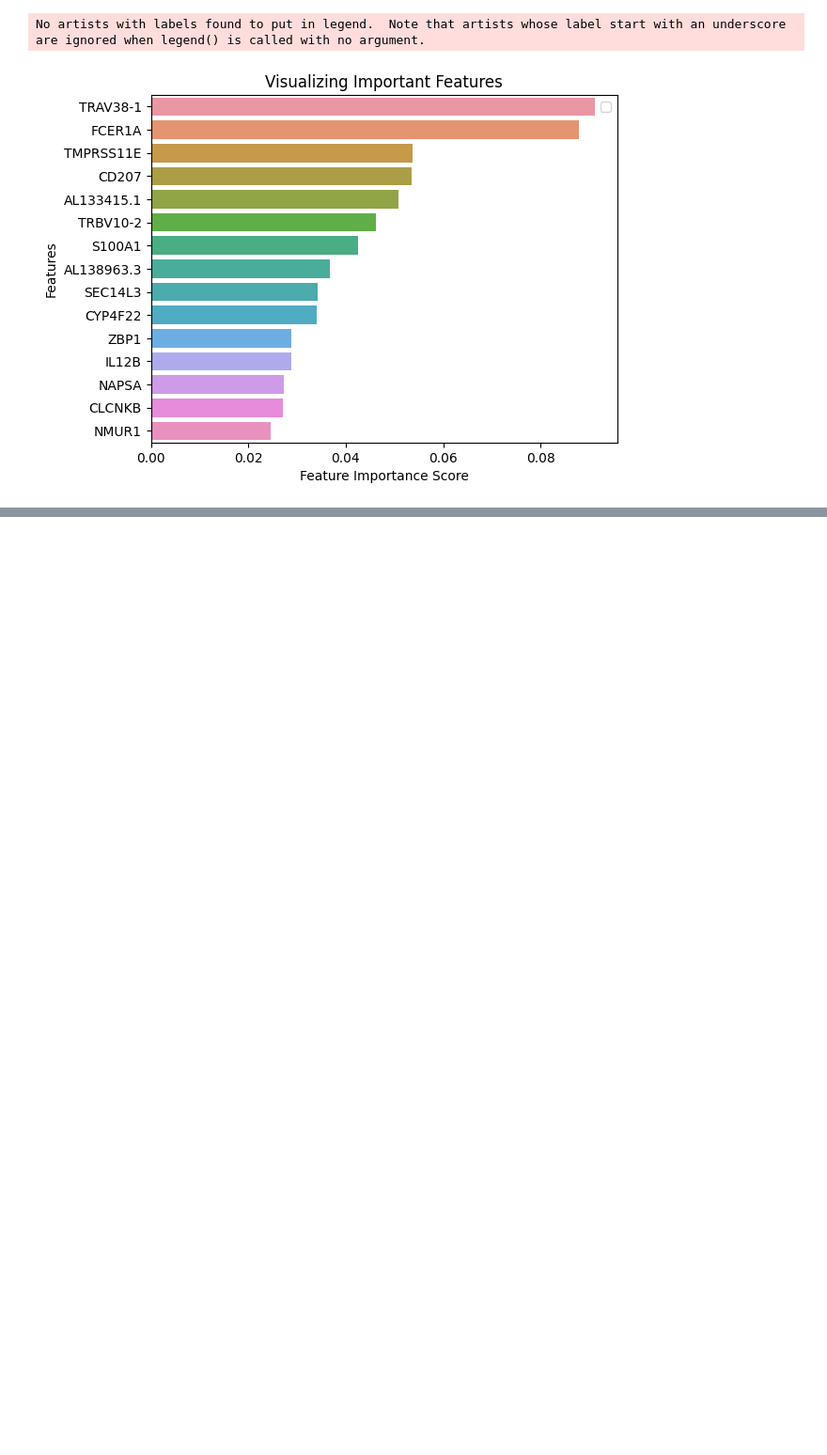
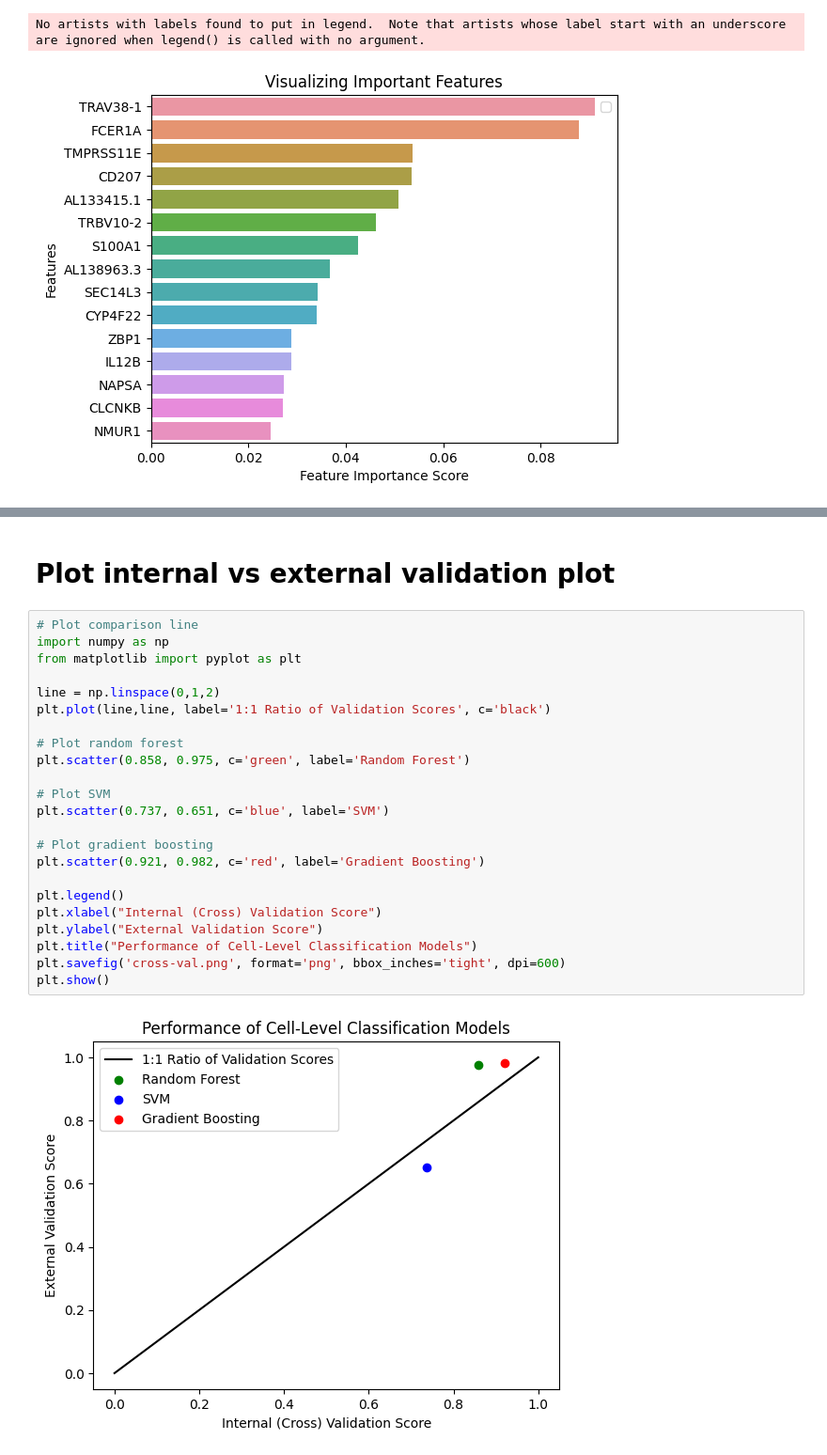
Before and after one commit to aekanshgoel/COVID-19_scRNAseq, a Jupyter notebook: cell_level_random_forest.ipynb, the cells around one changed output, grey strips where cells are left out. Shown at 94% size. Drawn from its saved outputs; the diff is of its cells as text; blank space fills up the shorter version.

```diff
--- a/cell_level_random_forest.ipynb
+++ b/cell_level_random_forest.ipynb
@@ -440,0 +354,27 @@ Final patient-level prediction score: 1.0
+# %% [markdown]
+# Plot internal vs external validation plot
+# %%
+# Plot comparison line
+import numpy as np
+from matplotlib import pyplot as plt
+
+line = np.linspace(0,1,2)
+plt.plot(line,line, label='1:1 Ratio of Validation Scores', c='black')
+
+# Plot random forest
+plt.scatter(0.858, 0.975, c='green', label='Random Forest')
+
+# Plot SVM
+plt.scatter(0.737, 0.651, c='blue', label='SVM')
+
+# Plot gradient boosting
+plt.scatter(0.921, 0.982, c='red', label='Gradient Boosting')
+
+plt.legend()
+plt.xlabel("Internal (Cross) Validation Score")
+plt.ylabel("External Validation Score")
+plt.title("Performance of Cell-Level Classification Models")
+plt.savefig('cross-val.png', format='png', bbox_inches='tight', dpi=600)
+plt.show()
+# %% [output]
+[figure, added]
```
Also changed, not shown: parts of 14 cells of this notebook.
